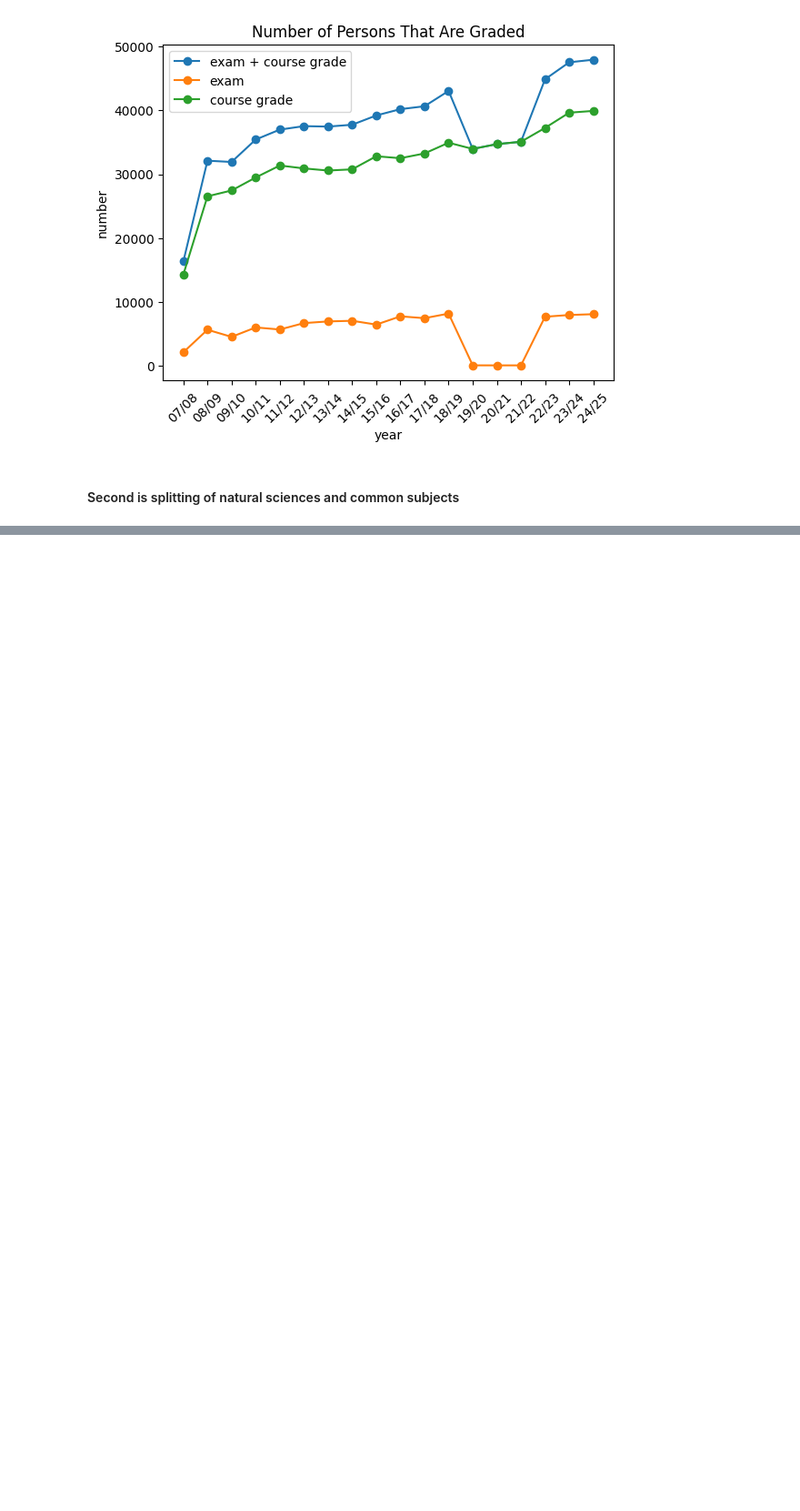
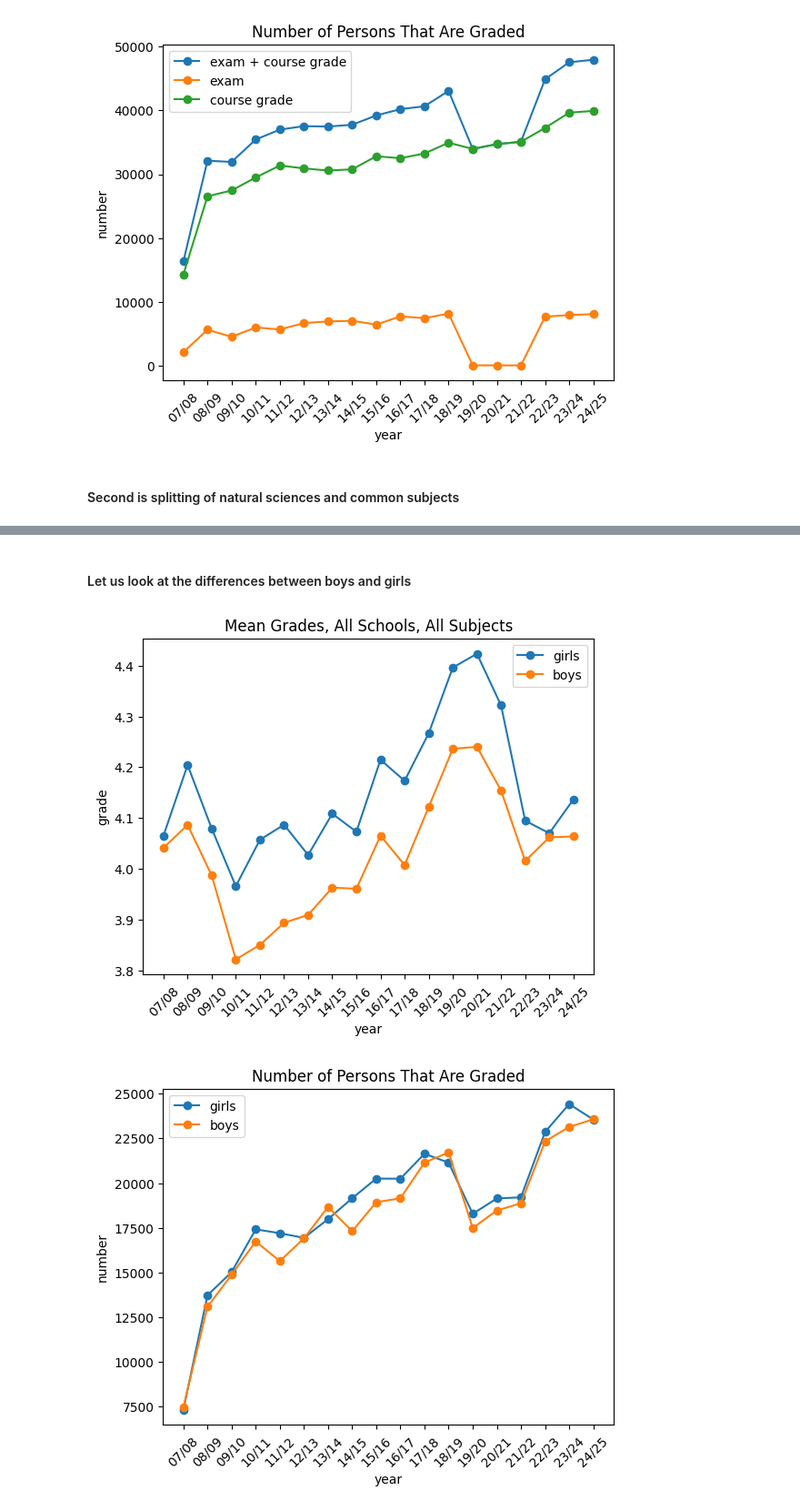
Before and after one commit to kajassandnes/high_school_grades, a Jupyter notebook: analysis_.ipynb, the cells around one changed output, grey strips where cells are left out. Shown at 91% size. Saved outputs shown, nothing was run; the diff lists cells and outputs as text; code cells hidden in the pictures; blank space fills up the shorter version.

Commit message:
boys and girls

```diff
--- a/analysis_.ipynb
+++ b/analysis_.ipynb
@@ -289,0 +290,54 @@ plt.show()
+# %% [markdown]
+#### Let us look at the differences between boys and girls
+# %%
+# take out all columns with "snittkarakter"
+girls = [c for c in oslo_data.columns if ".SK" in c and ".J" in c]
+boys = [c for c in oslo_data.columns if ".SK" in c and ".G" in c]
+ag = [c for c in oslo_data.columns if ".AE" in c and ".J" in c] # ae=antall girls
+ab = [c for c in oslo_data.columns if ".AE" in c and ".G" in c] # ab=antall boys
+
+# making list for plotting
+grades_girls = []
+grades_boys = []
+number_girls = []
+number_boys = []
+
+for i in range(7, 25):
+    # mean of all grades boys and girls
+    sort_cols_all = [c for c in girls if f"200{i}" in c or f"20{i}" in c]
+    grades_girls.append(oslo_data[sort_cols_all].mean().mean())
+
+    sort_cols_all = [c for c in boys if f"200{i}" in c or f"20{i}" in c]
+    grades_boys.append(oslo_data[sort_cols_all].mean().mean())
+
+    # number of girls getting a grade
+    sort_cols_number = [c for c in ag if f"200{i}" in c or f"20{i}" in c]
+    number_girls.append(oslo_data[sort_cols_number].sum().sum())
+
+    # number of boys getting a grade
+    sort_cols_number = [c for c in ab if f"200{i}" in c or f"20{i}" in c]
+    number_boys.append(oslo_data[sort_cols_number].sum().sum())
+
+
+
+plt.plot(years, grades_girls, marker="o", label="girls")
+plt.plot(years, grades_boys, marker="o", label="boys")
+plt.title("Mean Grades, All Schools, All Subjects")
+plt.xlabel("year")
+plt.ylabel("grade")
+plt.legend()
+plt.xticks(rotation=45)
+plt.show()
+
+plt.plot(years, number_girls, marker="o", label='girls')
+plt.plot(years, number_boys, marker="o", label='boys')
+
+plt.xticks(rotation=45)
+plt.title("Number of Persons That Are Graded")
+plt.xlabel("year")
+plt.ylabel("number")
+plt.legend()
+plt.show()
+# %% [output]
+[figure, added]
+[figure, added]
```
Also changed, not shown: parts of 1 cell of this notebook.
